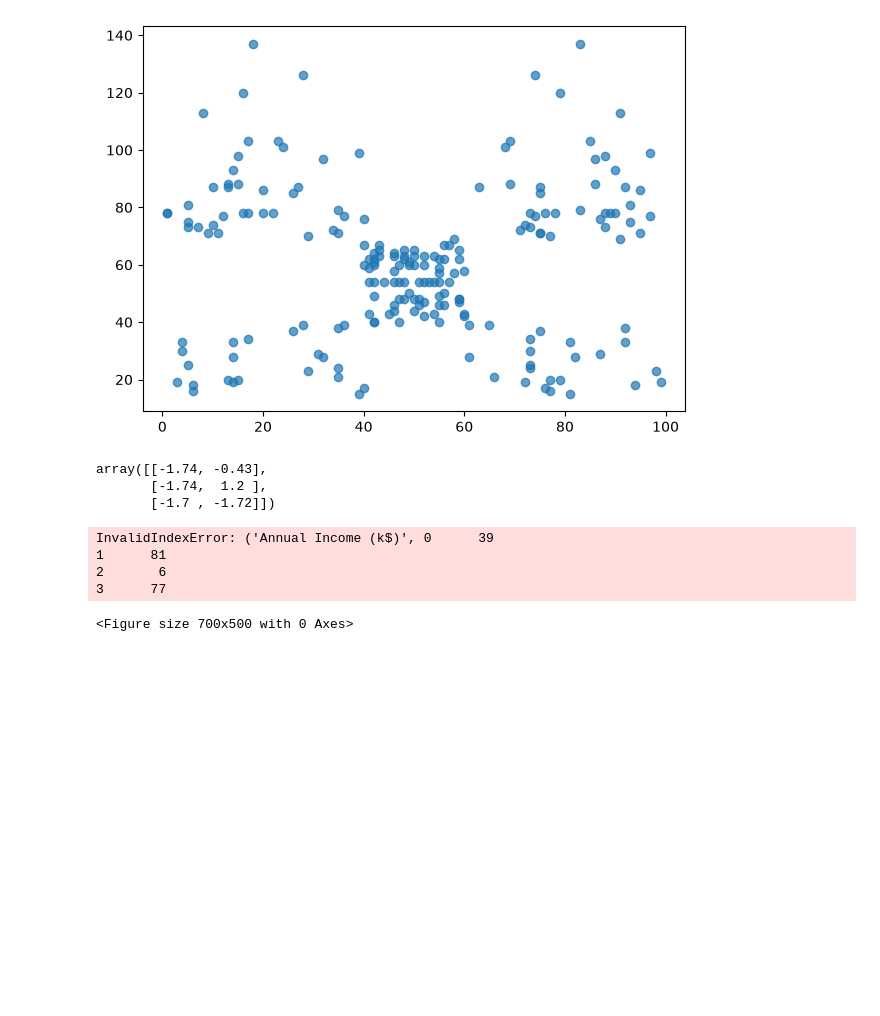
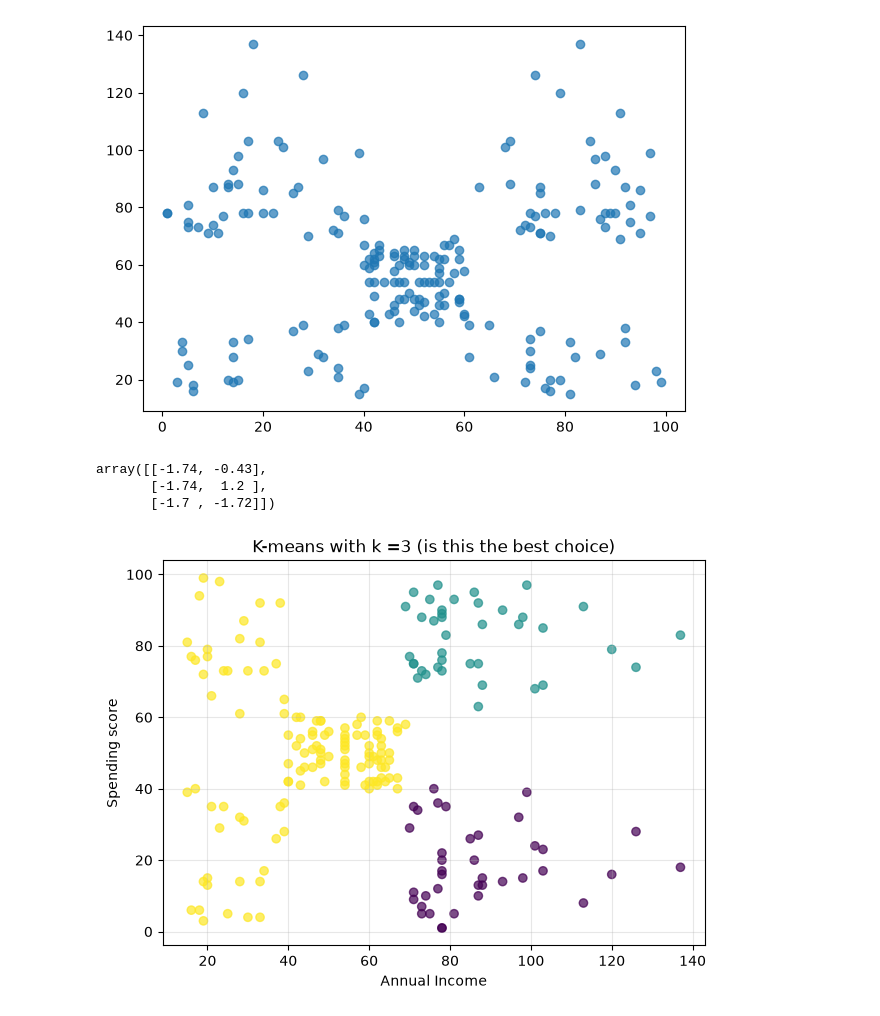
Before and after one commit to Hongmeng23/Mall-Segmentation-Model, a Jupyter notebook: Mall_segment.ipynb, the cells around one changed output. Saved outputs shown, nothing was run; the diff lists cells and outputs as text; code cells hidden in the pictures; blank space fills up the shorter version.

```diff
--- a/Mall_segment.ipynb
+++ b/Mall_segment.ipynb
@@ -63,19 +63,15 @@ array([[-1.74, -0.43],
        [-1.74,  1.2 ],
        [-1.7 , -1.72]])
 # %%
-KMeans = KMeans(n_clusters=3, random_state=42, n_init=10)
-label = KMeans.fit_predict(x_scaled)
+Kmeans_cluster = KMeans(n_clusters=3, random_state=42, n_init=10)
+label = Kmeans_cluster.fit_predict(x_scaled)
 
 plt.figure(figsize=(7,5))
-plt.scatter(customer["Annual Income (k$)", customer["Spending Score (1-100)"]], c=label, cmap="viridis", alpha=0.7)
+plt.scatter(customer["Annual Income (k$)"], customer["Spending Score (1-100)"], c=label, cmap="viridis", alpha=0.7)
 plt.xlabel("Annual Income")
 plt.ylabel("Spending score")
 plt.title("K-means with k =3 (is this the best choice)")
 plt.grid(alpha=0.3)
 plt.show()
 # %% [output]
-InvalidIndexError: ('Annual Income (k$)', 0      39
-1      81
-2       6
-3      77
-<Figure size 700x500 with 0 Axes>
+[figure, added]
```
Also changed, not shown: parts of 4 cells of this notebook.
